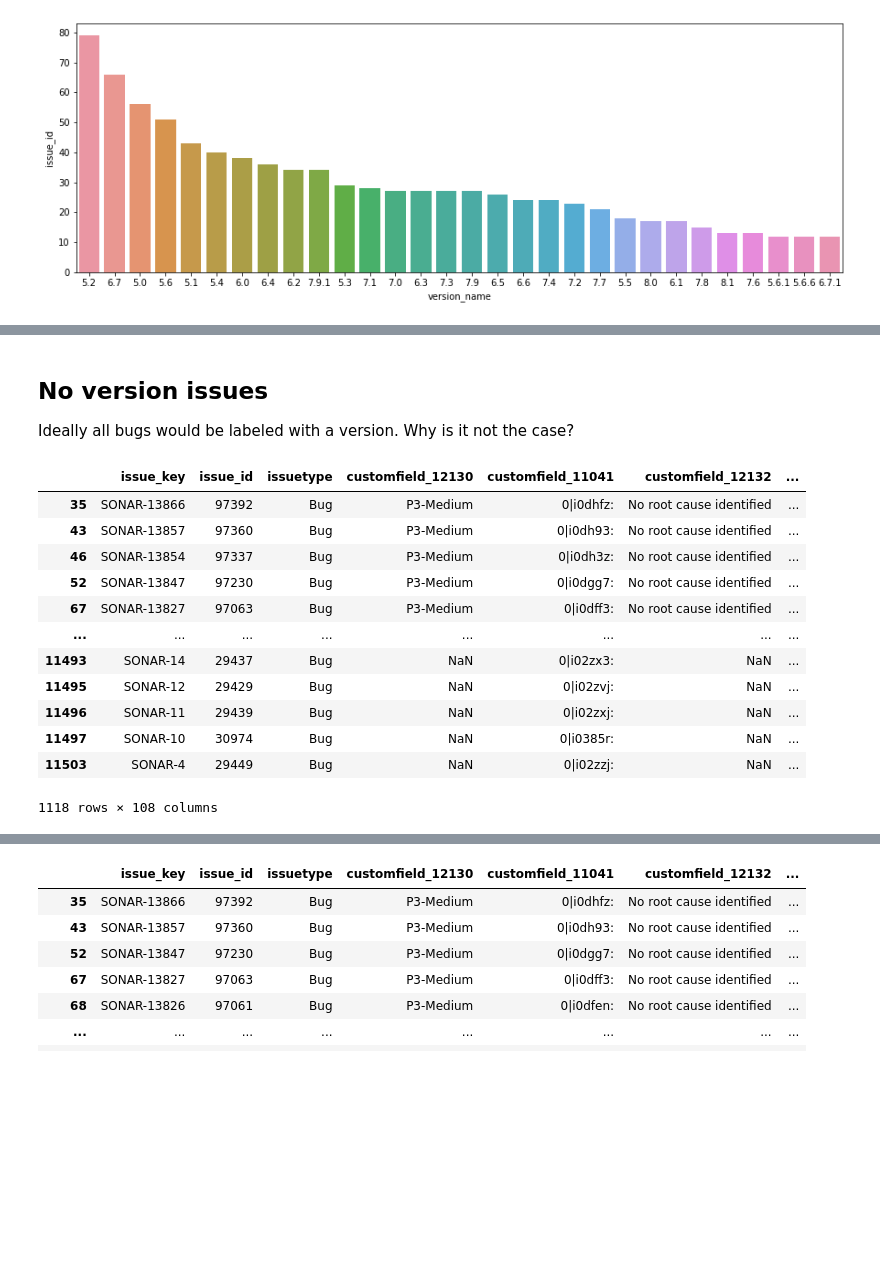
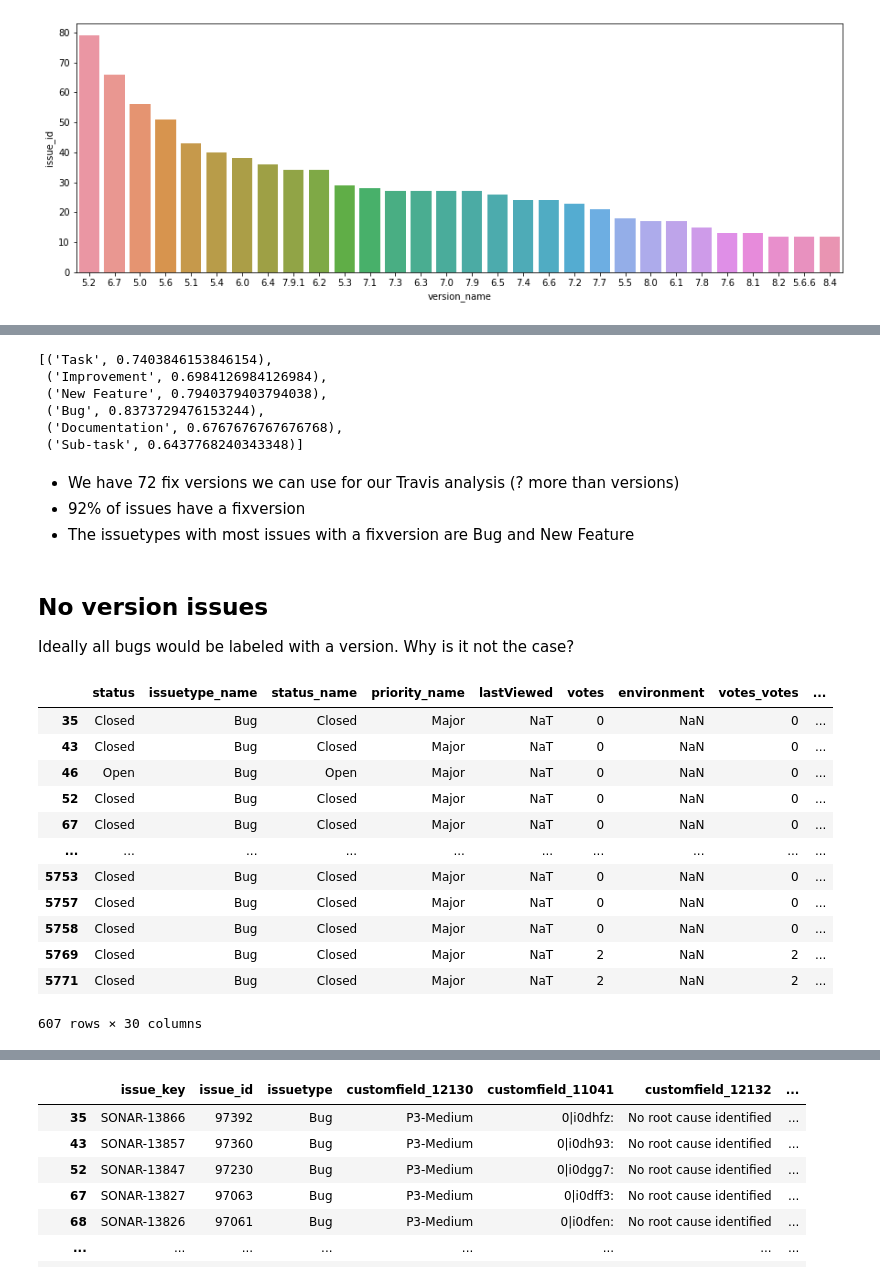
Before and after one commit to IncioMan/Continuous-Integration-metrics-for-post-release-bugs-prediction, a Jupyter notebook: notebooks/analysis/Jira_issue_analysis.ipynb, the cells around one changed output, grey strips where cells are left out. Drawn from its saved outputs; the diff is of its cells as text; code cells hidden in the pictures; blank space fills up the shorter version.

```diff
--- a/notebooks/analysis/Jira_issue_analysis.ipynb
+++ b/notebooks/analysis/Jira_issue_analysis.ipynb
@@ -266,7 +257,7 @@ We therefore safely remove one of each columns and keep the one in the more huma
 # %%
 duplicated_columns = ["issuetype", "assignee_key", "creator_key", "resolution", "priority", "reporter_key", "resolution_id"]
 # %%
-issues_df = issues_df[set(issues_df.columns) - set(duplicated_columns)]
+issues = issues[set(issues.columns) - set(duplicated_columns)]
 # %%
 fixversions.describe()
 # %% [output]
@@ -380,0 +373,2 @@ sns.barplot(x="workratio", y="issue_id", data=issues.groupby("workratio").count(
+# %%
+issues = issues[set(issues.columns) - set(["workratio"])]
@@ -387,0 +404,3 @@ sns.countplot(x="issuetype_name", data=issues[["issue_id", "issuetype_name"]])
+# %%
+issues["created_month"] = issues.created.dt.month
+issues["created_year"] = issues.created.dt.year
@@ -442,2 +517,3 @@ sns.barplot(x = vals.values, y=vals.index)
 # %%
+versions = versions[versions.version_name > "4.5.5"]
 versions_merged = versions.merge(issues, on="issue_id")
@@ -478,24 +685,37 @@ for i in range(5):
+# %%
+data
+# %% [output]
+[('Task', 0.7403846153846154),
+ ('Improvement', 0.6984126984126984),
+ ('New Feature', 0.7940379403794038),
+ ('Bug', 0.8373729476153244),
+ ('Documentation', 0.6767676767676768),
+ ('Sub-task', 0.6437768240343348)]
+# %% [markdown]
+* We have 72 fix versions we can use for our Travis analysis (? more than versions)
+* 92% of issues have a fixversion
+* The issuetypes with most issues with a fixversion are Bug and New Feature
 # %% [markdown]
 ## No version issues
 Ideally all bugs would be labeled with a version. Why is it not the case?
 # %%
-no_version_issues = issues[~issues.issue_id.isin(versions_merged.issue_id.unique())]
+no_version_issues = issues[~issues.issue_id.isin(versions.issue_id.unique())]
 bug_no_version = no_version_issues[no_version_issues.issuetype_name == "Bug"]
 bug_no_version
 # %% [output]
-|  | issue_key | issue_id | issuetype | customfield_12130 | customfield_11041 | customfield_12132 | ... |
-| 35 | SONAR-13866 | 97392 | Bug | P3-Medium | 0|i0dhfz: | No root cause identified | ... |
-| 43 | SONAR-13857 | 97360 | Bug | P3-Medium | 0|i0dh93: | No root cause identified | ... |
-| 46 | SONAR-13854 | 97337 | Bug | P3-Medium | 0|i0dh3z: | No root cause identified | ... |
-| 52 | SONAR-13847 | 97230 | Bug | P3-Medium | 0|i0dgg7: | No root cause identified | ... |
-| 67 | SONAR-13827 | 97063 | Bug | P3-Medium | 0|i0dff3: | No root cause identified | ... |
-| ... | ... | ... | ... | ... | ... | ... | ... |
-| 11493 | SONAR-14 | 29437 | Bug | NaN | 0|i02zx3: | NaN | ... |
-| 11495 | SONAR-12 | 29429 | Bug | NaN | 0|i02zvj: | NaN | ... |
-| 11496 | SONAR-11 | 29439 | Bug | NaN | 0|i02zxj: | NaN | ... |
-| 11497 | SONAR-10 | 30974 | Bug | NaN | 0|i0385r: | NaN | ... |
-| 11503 | SONAR-4 | 29449 | Bug | NaN | 0|i02zzj: | NaN | ... |
+|  | status | issuetype_name | status_name | priority_name | lastViewed | votes | environment | votes_votes | ... |
+| 35 | Closed | Bug | Closed | Major | NaT | 0 | NaN | 0 | ... |
+| 43 | Closed | Bug | Closed | Major | NaT | 0 | NaN | 0 | ... |
+| 46 | Open | Bug | Open | Major | NaT | 0 | NaN | 0 | ... |
+| 52 | Closed | Bug | Closed | Major | NaT | 0 | NaN | 0 | ... |
+| 67 | Closed | Bug | Closed | Major | NaT | 0 | NaN | 0 | ... |
+| ... | ... | ... | ... | ... | ... | ... | ... | ... | ... |
+| 5753 | Closed | Bug | Closed | Major | NaT | 0 | NaN | 0 | ... |
+| 5757 | Closed | Bug | Closed | Major | NaT | 0 | NaN | 0 | ... |
+| 5758 | Closed | Bug | Closed | Major | NaT | 0 | NaN | 0 | ... |
+| 5769 | Closed | Bug | Closed | Major | NaT | 2 | NaN | 2 | ... |
+| 5771 | Closed | Bug | Closed | Major | NaT | 2 | NaN | 2 | ... |
-1118 rows × 108 columns
+607 rows × 30 columns
 # %%
 bug_no_version[bug_no_version.status_name == "Resolved"][["summary", "description", "status_name", "resolution_name", "resolutiondate","issue_id", "issue_key"]]
 # %% [output]
```
Also changed, not shown: parts of 88 cells of this notebook.
